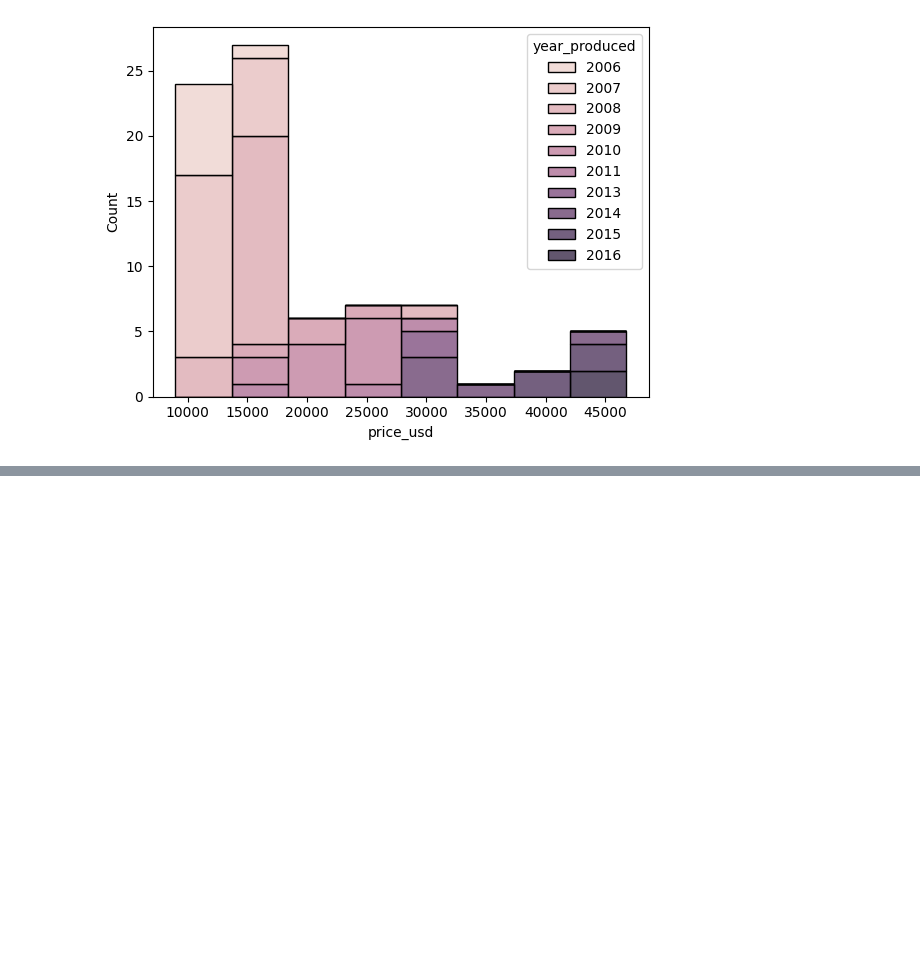
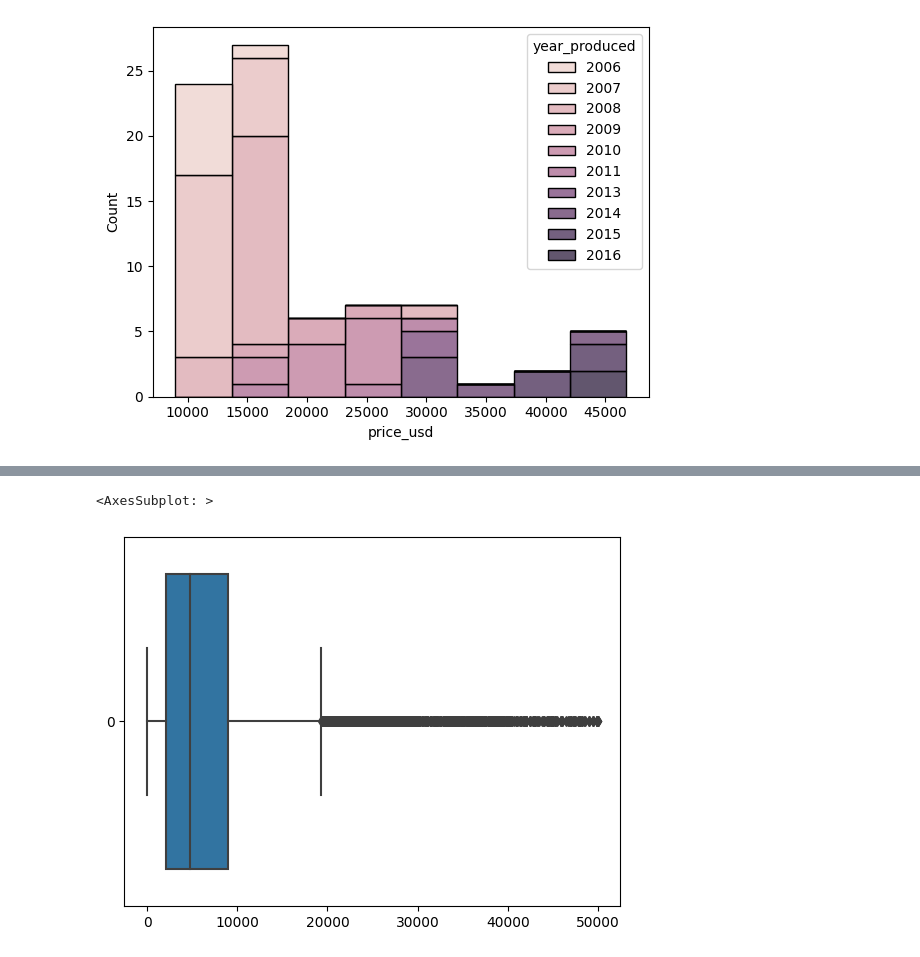
Before and after one commit to luchoss10/stadistics_couse, a Jupyter notebook: 04_tipos_de_datos.ipynb, the cells around one changed output, grey strips where cells are left out. Drawn from its saved outputs; the diff is of its cells as text; code cells hidden in the pictures; blank space fills up the shorter version.

```diff
--- a/04_tipos_de_datos.ipynb
+++ b/04_tipos_de_datos.ipynb
@@ -85,0 +119,5 @@ sns.histplot(my_inerest_Q7, x = 'price_usd', hue = 'year_produced', multiple="st
+# %%
+sns.boxplot(cars_df["price_usd"], orient="horizontal")
+# %% [output]
+<AxesSubplot: >
+[figure, added]
```
Also changed, not shown: parts of 11 cells of this notebook, 5 other files.
